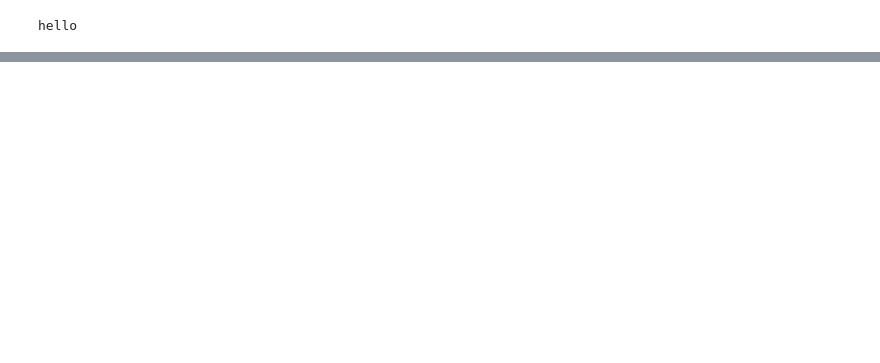
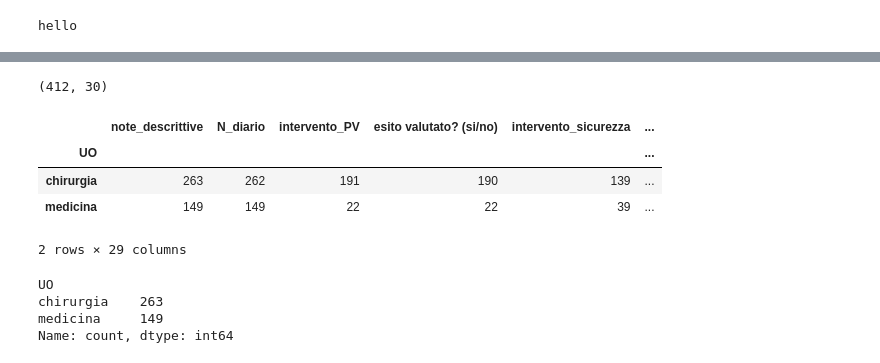
Before and after one commit to istat-methodology/fnopi-classification, a Jupyter notebook: call_to_gpt.ipynb, the cells around one changed output, grey strips where cells are left out. Saved outputs shown, nothing was run; the diff lists cells and outputs as text; code cells hidden in the pictures; blank space fills up the shorter version.

```diff
--- a/call_to_gpt.ipynb
+++ b/call_to_gpt.ipynb
@@ -36,0 +443,15 @@ print(resp.output_text)
+# %%
+print(df.shape)
+display(df.groupby("UO").count())
+df["UO"].value_counts()
+# %% [output]
+(412, 30)
+|  | note_descrittive | N_diario | intervento_PV | esito valutato? (si/no) | intervento_sicurezza | ... |
+| UO |  |  |  |  |  | ... |
+| chirurgia | 263 | 262 | 191 | 190 | 139 | ... |
+| medicina | 149 | 149 | 22 | 22 | 39 | ... |
+2 rows × 29 columns
+UO
+chirurgia    263
+medicina     149
+Name: count, dtype: int64
```
Also changed, not shown: parts of 33 cells of this notebook, 9 other files.
